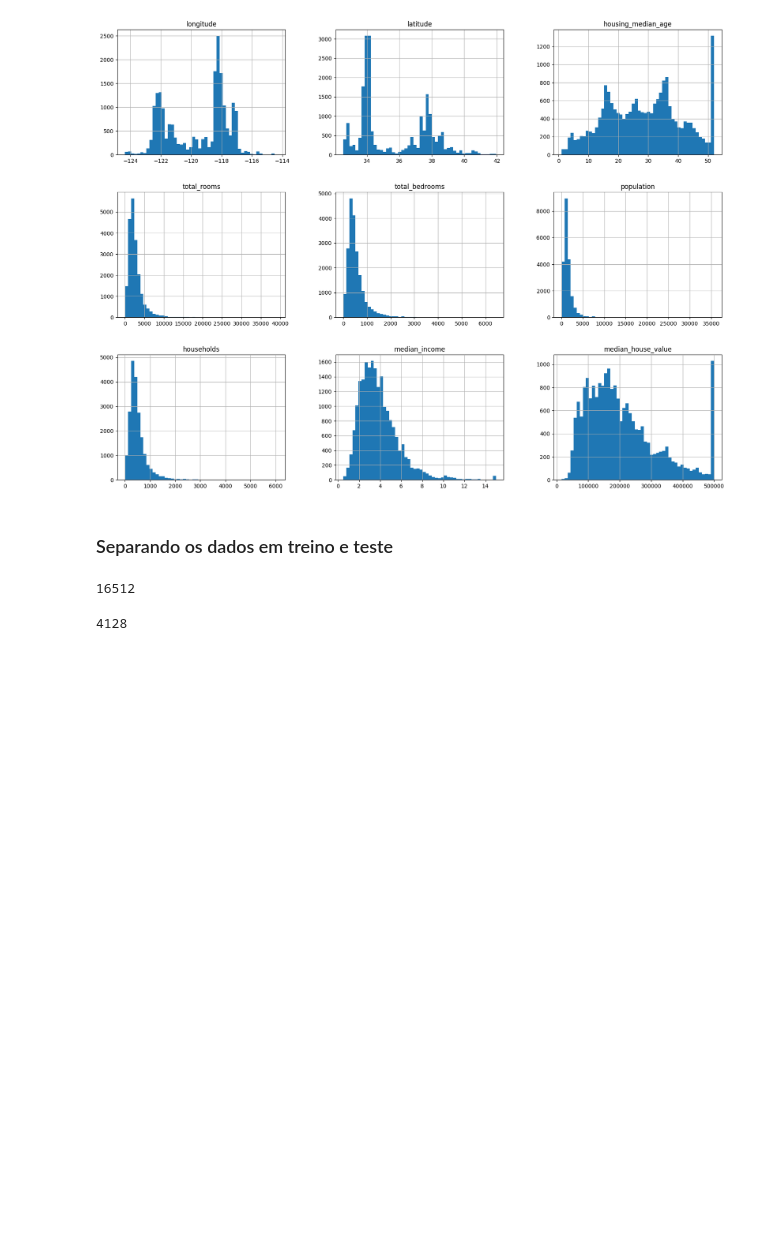
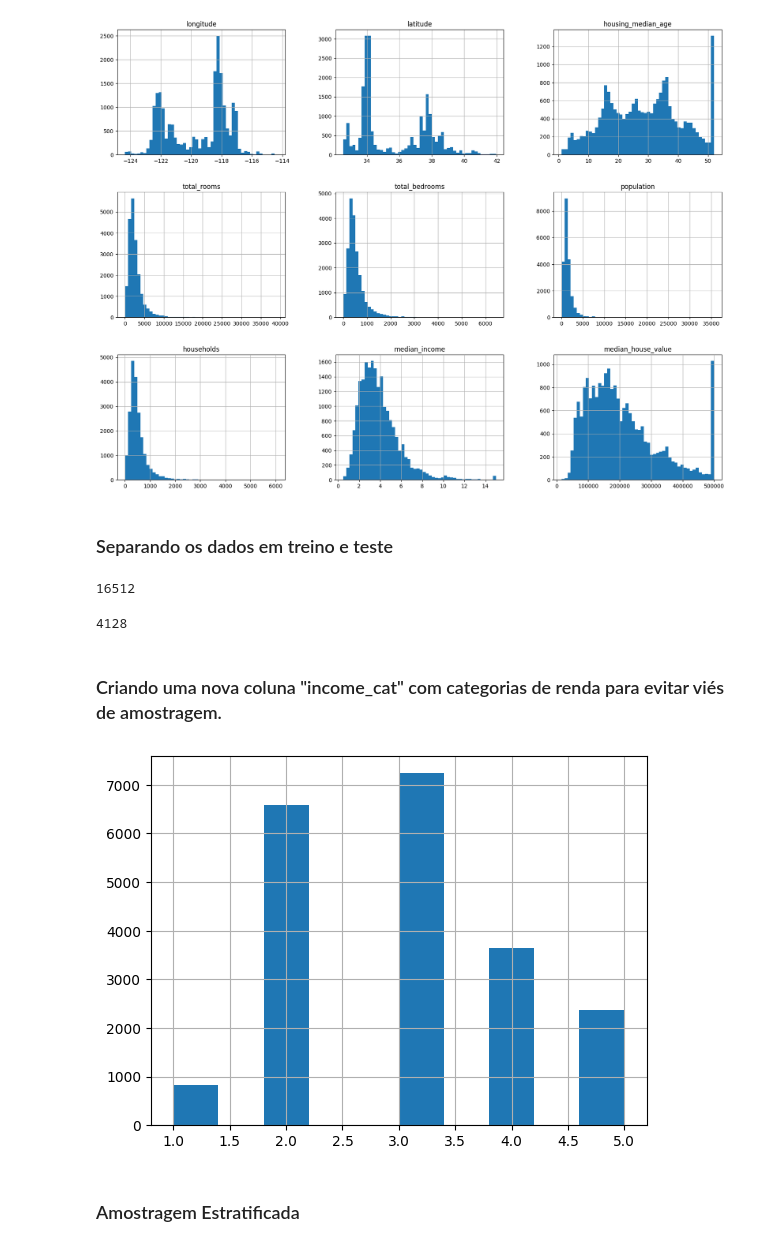
Before and after one commit to ribeirolucas962/Projeto_aprendizado_de-maquina_Scikit_learn_Keras_TensorFlow, a Jupyter notebook: aprendizado_de_maquina.ipynb, the cells around one changed output. Saved outputs shown, nothing was run; the diff lists cells and outputs as text; code cells hidden in the pictures; blank space fills up the shorter version.

Commit message:
Amostra estratificada

```diff
--- a/aprendizado_de_maquina.ipynb
+++ b/aprendizado_de_maquina.ipynb
@@ -119,3 +120,16 @@ def split_train_test_by_id(data, test_ratio, id_column, hash=crc32):#Recebe um D
 # %%
 housing_with_id = housing.reset_index()  # Cria uma nova coluna "index" com os índices originais
 train_set, test_set = split_train_test_by_id(housing_with_id, 0.2, "index")
+# %% [markdown]
+### Criando uma nova coluna "income_cat" com categorias de renda para evitar viés de amostragem.
+# %%
+housing["income_cat"] = pd.cut(housing["median_income"],
+                                bins=[0., 1.5, 3.0, 4.5, 6., np.inf],
+                                labels=[1, 2, 3, 4, 5]) # Cria uma nova coluna "income_cat" com categorias de renda
+# %%
+housing["income_cat"].hist()  # Exibe o histograma da coluna "income_cat com as categorias de renda
+plt.show()
+# %% [output]
+[figure, added]
+# %% [markdown]
+### Amostragem Estratificada
```
Also changed, not shown: parts of 9 cells of this notebook.
